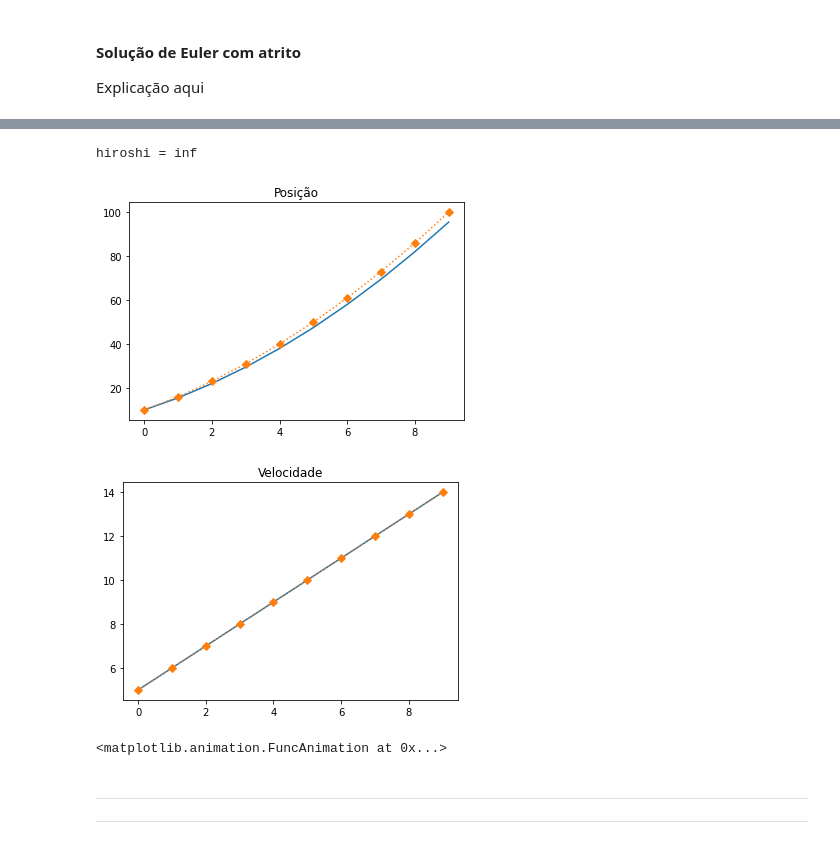
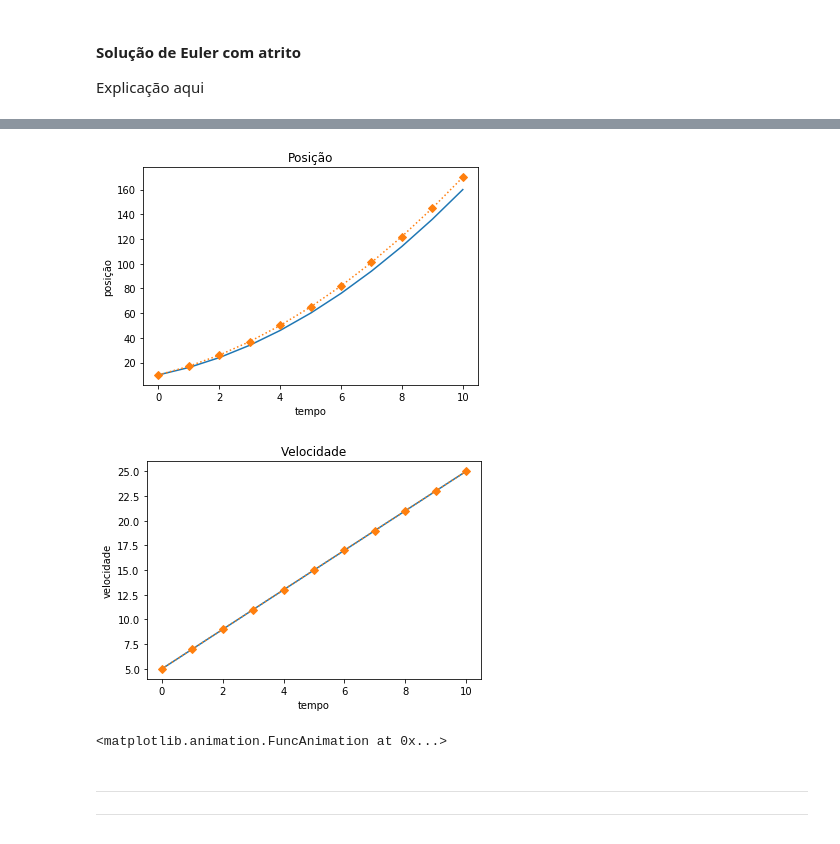
Before and after one commit to gustavoM32/ep1modelagem, a Jupyter notebook: ep1.ipynb, the cells around one changed output, grey strips where cells are left out. Saved outputs shown, nothing was run; the diff lists cells and outputs as text; code cells hidden in the pictures.

```diff
--- a/ep1.ipynb
+++ b/ep1.ipynb
@@ -85,63 +93,69 @@ Explicação aqui
 # %%
 t = 0
 tf = 10
-params = [1, 5, 10]
+params = [2, 5, 10]
 v = params[1]
 x = params[2]
-dt = 1;
+dt = 1
 
 valoresXA = []
 valoresVA = []
 valoresXE = []
 valoresVE = []
 
-while t < tf:
-    valoresVA.append(proxVA(t, params));
-    valoresXA.append(proxXA(t, params));
+while t <= tf:
+    valoresVA.append(proxVA(t, params))
+    valoresXA.append(proxXA(t, params))
     valoresVE.append(v)
     valoresXE.append(x)
     v = proxVE(v, t, dt, params)
     x = proxXE(x, v, dt)
     t += dt
 
 plt.plot(valoresXA, label='Analítico')
 plt.plot(valoresXE, label='Euler', linestyle=':', marker='D')
 plt.title('Posição')
+plt.xlabel('tempo')
+plt.ylabel('posição')
 plt.show()
 
 plt.plot(valoresVA, label='Analítico')
 plt.plot(valoresVE, label='Euler', linestyle=':', marker='D')
 plt.title('Velocidade')
+plt.xlabel('tempo')
+plt.ylabel('velocidade')
 plt.show()
 
 fig = plt.figure()
-ax = plt.axes(xlim=(0, 21000), ylim=(-1, 1))
+ax = plt.axes(xlim=(0, proxXA(tf, params)), ylim=(-1, 1))
 line, = ax.plot([], [], 'D', lw=2)
+plt.title('Animação')
+plt.xlabel('posição')
+plt.yticks([])
 plt.close()
 
 def init():
     line.set_data([], [])
     return line,
 
-# animation function.  This is called sequentially
+framerate = 20
+
 def animate(i):
-    x = proxXA(i, params)
+    ti = i/framerate
+    x = proxXA(ti, params)
     y = 0
     line.set_data(x, y)
-    #print(i)
     return line,
 
-
 anim = animation.FuncAnimation(fig, animate, init_func=init,
-                               frames=200, interval=20, blit=True)
-rc('animation', html='jshtml');
+                               frames=tf*framerate, interval=1000/framerate, blit=True)
+rc('animation', html='jshtml')
 
 anim
 # %% [output]
-hiroshi = inf
-[figure, old version]
+[figure, new version]
-[figure, old version]
+[figure, new version]
-<matplotlib.animation.FuncAnimation at 0x...>
+<matplotlib.animation.FuncAnimation at 0x...>
 # %% [markdown]
 
 
```
Also changed, not shown: parts of 6 cells of this notebook.
